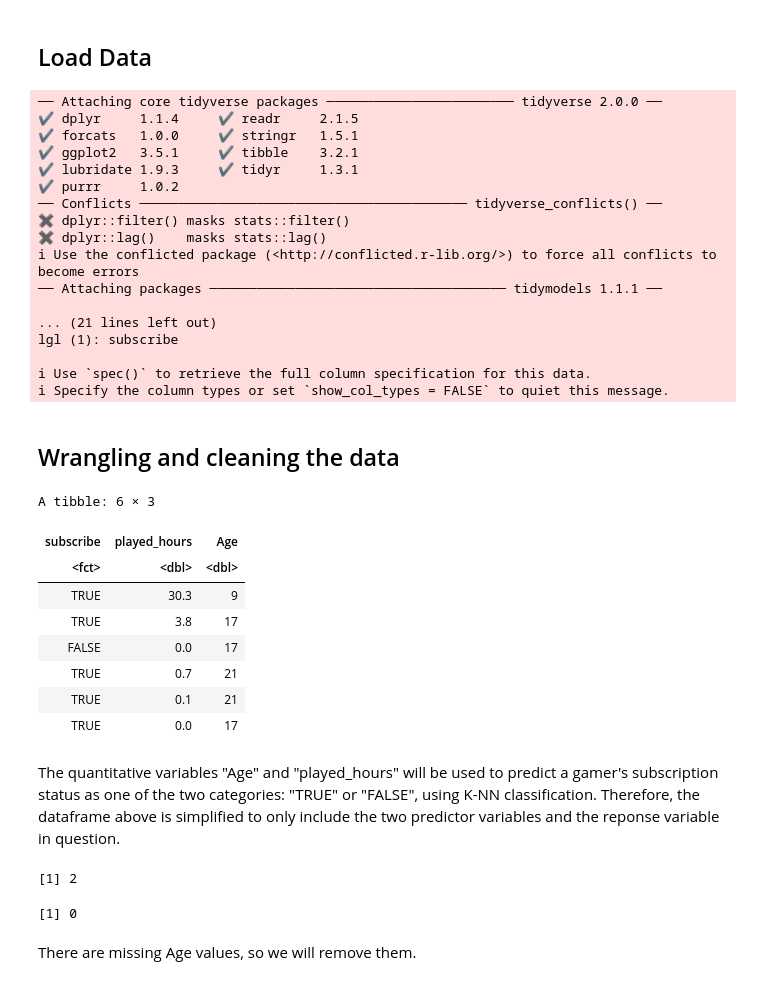
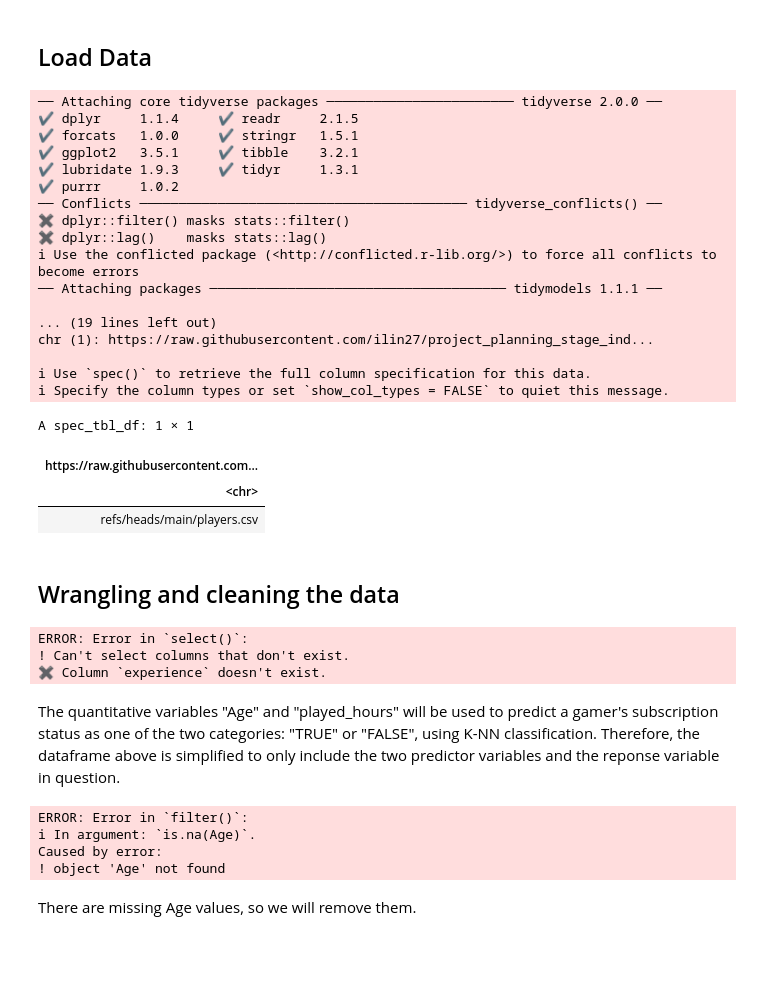
Before and after one commit to ilin27/dsci-100-group-project, a Jupyter notebook: final_project_report_group_7.ipynb, the cells around one changed output. Cells and saved outputs as stored; diff of their text form; code cells hidden in the pictures; blank space fills up the shorter version.

```diff
--- a/final_project_report_group_7.ipynb
+++ b/final_project_report_group_7.ipynb
@@ -47,37 +49,40 @@ Load Data
 # %%
 # Loading the dataset
 library(tidyverse)
 library(repr)
 library(tidymodels)
 library(dplyr)
 
-url_players = "https://raw.githubusercontent.com/ilin27/project_planning_stage_individual/refs/heads/main/players.csv"
-
-### Need to ask about this since TA said not good to use download.file and to use read_csv instead
-download.file(url_players, "players.csv")
-players <- read_csv("players.csv")
+players <- read_csv("https://raw.githubusercontent.com/ilin27/project_planning_stage_individual/
+                    refs/heads/main/players.csv")
+players
 # %% [output]
 ── Attaching core tidyverse packages ──────────────────────── tidyverse 2.0.0 ──
 ✔ dplyr     1.1.4     ✔ readr     2.1.5
 ✔ forcats   1.0.0     ✔ stringr   1.5.1
 ✔ ggplot2   3.5.1     ✔ tibble    3.2.1
 ✔ lubridate 1.9.3     ✔ tidyr     1.3.1
 ✔ purrr     1.0.2
 ── Conflicts ────────────────────────────────────────── tidyverse_conflicts() ──
 ✖ dplyr::filter() masks stats::filter()
 ✖ dplyr::lag()    masks stats::lag()
 ℹ Use the conflicted package (<http://conflicted.r-lib.org/>) to force all conflicts to become errors
 ── Attaching packages ────────────────────────────────────── tidymodels 1.1.1 ──
 
-... (21 lines left out)
-lgl (1): subscribe
+... (19 lines left out)
+chr (1): https://raw.githubusercontent.com/ilin27/project_planning_stage_ind...
 
 ℹ Use `spec()` to retrieve the full column specification for this data.
 ℹ Specify the column types or set `show_col_types = FALSE` to quiet this message.
+A spec_tbl_df: 1 × 1
+| https://raw.githubusercontent.com... |
+| <chr> |
+| refs/heads/main/players.csv |
 # %% [markdown]
 Wrangling and cleaning the data
 -
 # %%
+# only run once
 players <- players |>
     select(-experience, -hashedEmail, -name, -gender) |>
     mutate(
@@ -87,12 +92,6 @@ players <- players |>
     )
 head(players)
 # %% [output]
-A tibble: 6 × 3
+ERROR: Error in `select()`:
+! Can't select columns that don't exist.
+✖ Column `experience` doesn't exist.
-| subscribe | played_hours | Age |
-| <fct> | <dbl> | <dbl> |
-| TRUE | 30.3 | 9 |
-| TRUE | 3.8 | 17 |
-| FALSE | 0.0 | 17 |
-| TRUE | 0.7 | 21 |
-| TRUE | 0.1 | 21 |
-| TRUE | 0.0 | 17 |
@@ -111,8 +102,10 @@ The quantitative variables "Age" and "played_hours" will be used to predict a ga
 nrow(filter(players, is.na(Age)))
 nrow(filter(players, is.na(played_hours)))
 # %% [output]
-[1] 2
+ERROR: Error in `filter()`:
+ℹ In argument: `is.na(Age)`.
+Caused by error:
+! object 'Age' not found
-[1] 0
 # %% [markdown]
 There are missing Age values, so we will remove them.
 # %%
```
Also changed, not shown: parts of 17 cells of this notebook.
